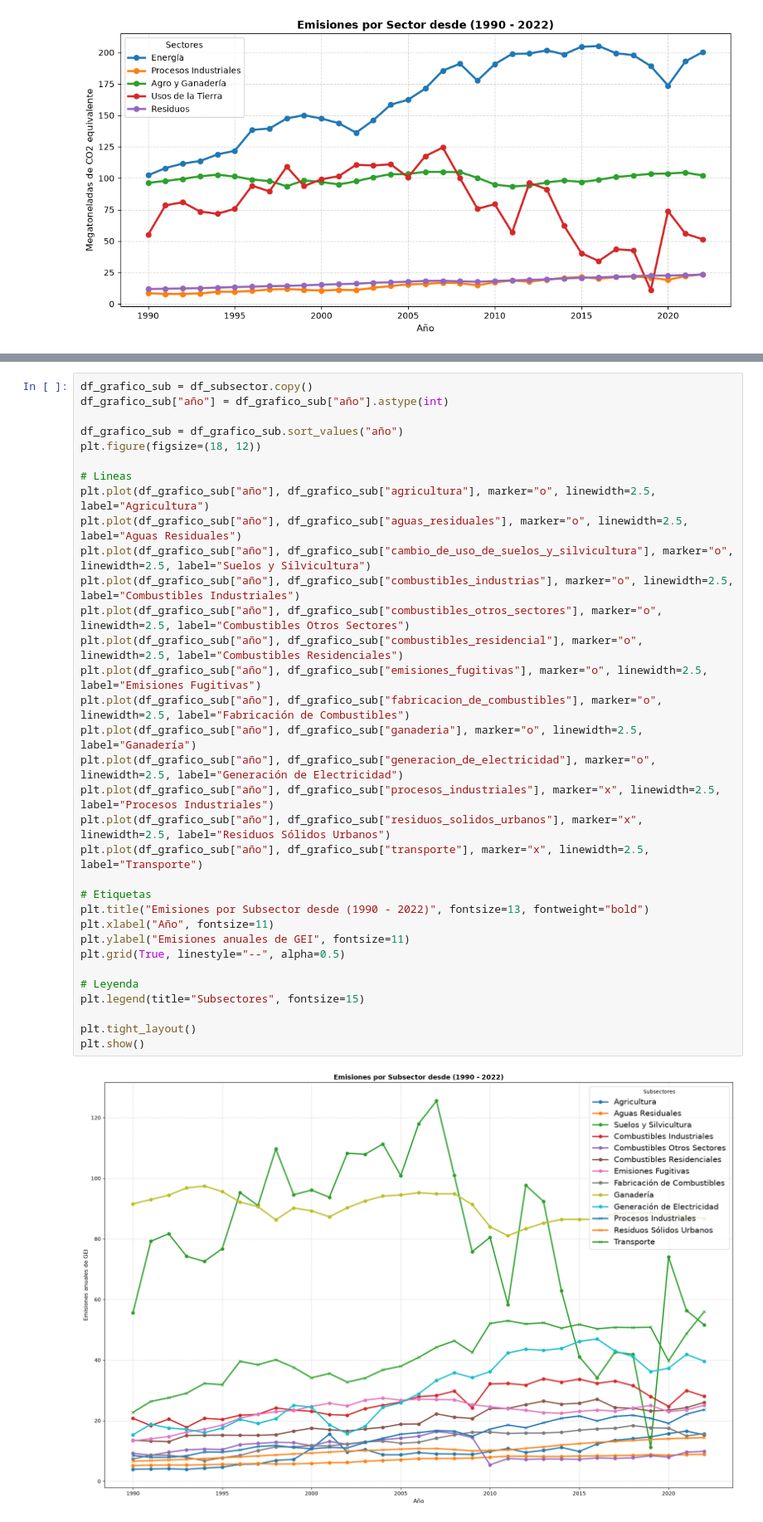
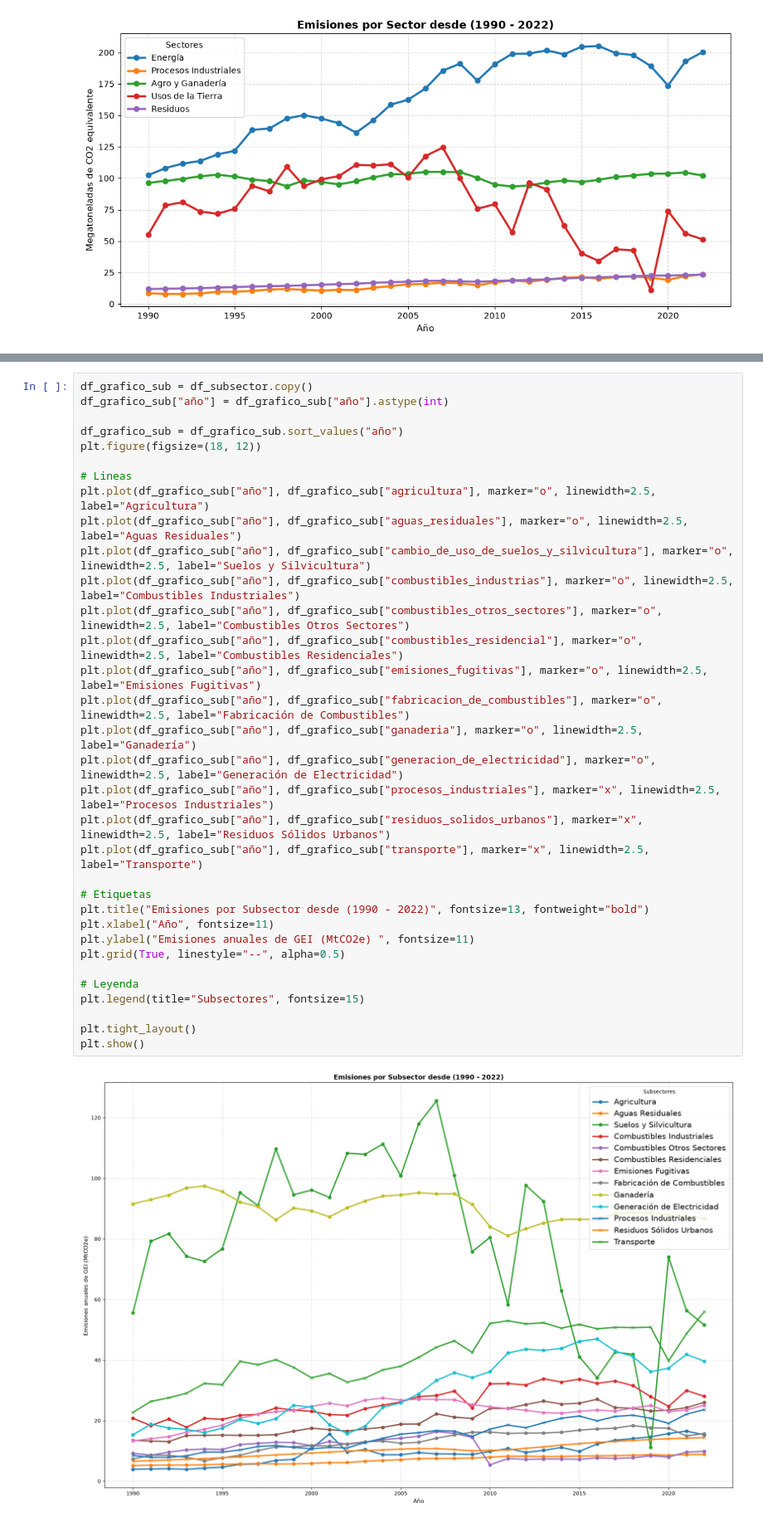
Before and after one commit to Axel99-code/Gases-de-efecto-invernadero, a Jupyter notebook: notebook.ipynb, the cells around one changed output, grey strips where cells are left out. Shown at 83% size. Cells and saved outputs as stored; diff of their text form.

```diff
--- a/notebook.ipynb
+++ b/notebook.ipynb
@@ -473,33 +380,33 @@ df_grafico_sub["año"] = df_grafico_sub["año"].astype(int)
 
 df_grafico_sub = df_grafico_sub.sort_values("año")
 plt.figure(figsize=(18, 12))
 
 # Lineas
 plt.plot(df_grafico_sub["año"], df_grafico_sub["agricultura"], marker="o", linewidth=2.5, label="Agricultura")
 plt.plot(df_grafico_sub["año"], df_grafico_sub["aguas_residuales"], marker="o", linewidth=2.5, label="Aguas Residuales")
 plt.plot(df_grafico_sub["año"], df_grafico_sub["cambio_de_uso_de_suelos_y_silvicultura"], marker="o", linewidth=2.5, label="Suelos y Silvicultura")
 plt.plot(df_grafico_sub["año"], df_grafico_sub["combustibles_industrias"], marker="o", linewidth=2.5, label="Combustibles Industriales")
 plt.plot(df_grafico_sub["año"], df_grafico_sub["combustibles_otros_sectores"], marker="o", linewidth=2.5, label="Combustibles Otros Sectores")
 plt.plot(df_grafico_sub["año"], df_grafico_sub["combustibles_residencial"], marker="o", linewidth=2.5, label="Combustibles Residenciales")
 plt.plot(df_grafico_sub["año"], df_grafico_sub["emisiones_fugitivas"], marker="o", linewidth=2.5, label="Emisiones Fugitivas")
 plt.plot(df_grafico_sub["año"], df_grafico_sub["fabricacion_de_combustibles"], marker="o", linewidth=2.5, label="Fabricación de Combustibles")
 plt.plot(df_grafico_sub["año"], df_grafico_sub["ganaderia"], marker="o", linewidth=2.5, label="Ganadería")
 plt.plot(df_grafico_sub["año"], df_grafico_sub["generacion_de_electricidad"], marker="o", linewidth=2.5, label="Generación de Electricidad")
 plt.plot(df_grafico_sub["año"], df_grafico_sub["procesos_industriales"], marker="x", linewidth=2.5, label="Procesos Industriales")
 plt.plot(df_grafico_sub["año"], df_grafico_sub["residuos_solidos_urbanos"], marker="x", linewidth=2.5, label="Residuos Sólidos Urbanos")
 plt.plot(df_grafico_sub["año"], df_grafico_sub["transporte"], marker="x", linewidth=2.5, label="Transporte")
 
 # Etiquetas
 plt.title("Emisiones por Subsector desde (1990 - 2022)", fontsize=13, fontweight="bold")
 plt.xlabel("Año", fontsize=11)
-plt.ylabel("Emisiones anuales de GEI", fontsize=11)
+plt.ylabel("Emisiones anuales de GEI (MtCO2e) ", fontsize=11)
 plt.grid(True, linestyle="--", alpha=0.5)
 
 # Leyenda
 plt.legend(title="Subsectores", fontsize=15)
 
 plt.tight_layout()
 plt.show()
 # %% [output]
-[figure, old version]
+[figure, new version]
 # %%
```
Also changed, not shown: parts of 8 cells of this notebook, 1 other file.
